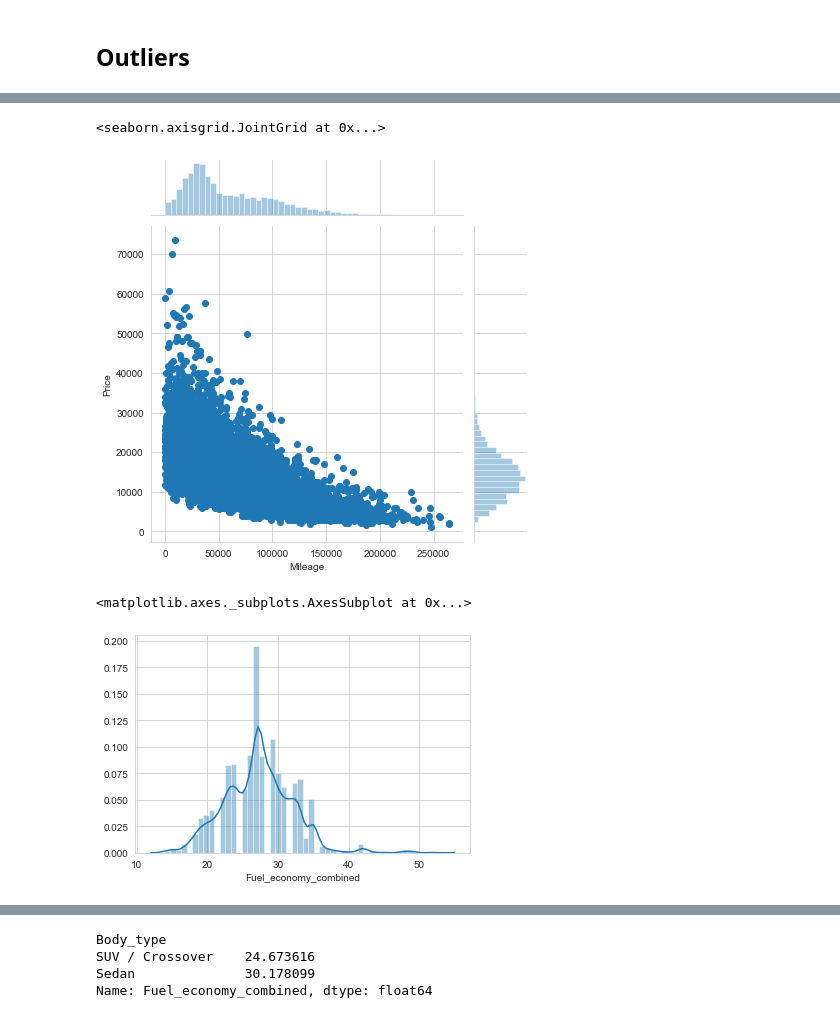
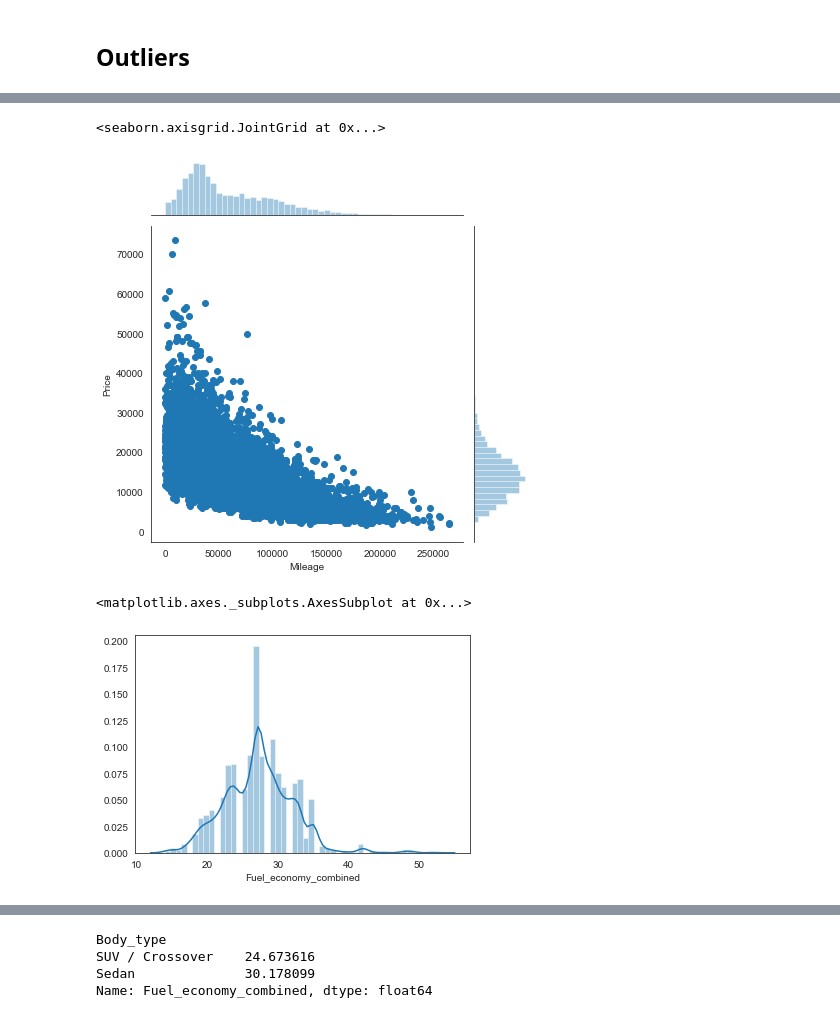
Before and after one commit to amolratnaparkhe/Car-listing-Project, a Jupyter notebook: Car-listing.ipynb, the cells around one changed output, grey strips where cells are left out. Drawn from its saved outputs; the diff is of its cells as text; code cells hidden in the pictures.

```diff
--- a/Car-listing.ipynb
+++ b/Car-listing.ipynb
@@ -490,6 +490,8 @@ Since Jeep sells suvs, it's obvious that the average price of their vehicles are
 Similarly, Volkawagen is at the bottom because it sells only sedans.
 # %% [markdown]
 Each carmaker has a trim level! We need to change it to numeric values so that we can make use of them.
+# %%
+df["Trim_copy"] = df["Trim"].copy()
 # %%
 # Look for various trims across make
 for make in df["Make"].unique():
@@ -577,7 +564,21 @@ len(df["Trim_copy"].value_counts().index[mask_2])
+# %%
+list_111 = df["Trim_copy"].value_counts().index[(mask_1)&(mask_2)&(mask_3)].tolist() # 111
+list_110 = df["Trim_copy"].value_counts().index[(~mask_3)&((mask_1)&(mask_2))].tolist() # 110
+list_101 = df["Trim_copy"].value_counts().index[(~mask_2)&((mask_1)&(mask_3))].tolist() # 101
+list_011 = df["Trim_copy"].value_counts().index[(~mask_1)&((mask_3)&(mask_2))].tolist() # 011
+list_100 = df["Trim_copy"].value_counts().index[(mask_1)&(~((mask_2)|(mask_3)))].tolist() # 100
+list_010 = df["Trim_copy"].value_counts().index[(mask_2)&(~((mask_1)|(mask_3)))].tolist() # 010
+list_001 = df["Trim_copy"].value_counts().index[(mask_3)&(~((mask_2)|(mask_1)))].tolist() # 001
+list_000 = df["Trim_copy"].value_counts().index[~((mask_1)|(mask_2)|(mask_3))].tolist() # 000
 # %%
-df["Trim_copy"].replace(dict.fromkeys(mask_1,1),inplace = True)
-df["Trim_copy"].replace(dict.fromkeys(mask_2,2),inplace = True)
-df["Trim_copy"].replace(dict.fromkeys(mask_3,3),inplace = True)
+df["Trim_copy"].replace(dict.fromkeys(list_100,1),inplace = True)
+df["Trim_copy"].replace(dict.fromkeys(list_010,3),inplace = True)
+df["Trim_copy"].replace(dict.fromkeys(list_001,5),inplace = True)
+df["Trim_copy"].replace(dict.fromkeys(list_110,2),inplace = True)
+df["Trim_copy"].replace(dict.fromkeys(list_101,3),inplace = True)
+df["Trim_copy"].replace(dict.fromkeys(list_011,4),inplace = True)
+df["Trim_copy"].replace(dict.fromkeys(list_111,3),inplace = True)
+df["Trim_copy"].replace(dict.fromkeys(list_000,5),inplace = True)
 # %%
 df["Trim_copy"].value_counts()
 # %% [output]
@@ -692,15 +700,16 @@ df.loc[df["Price"] > 40000]
 | 18944 | 274138271 | 0.0 | SUV / Crossover | 2017.0 | 15.000000 | 5.0 | Great_Price | 31.327790 | ... |
 | 18996 | 269445941 | 0.0 | SUV / Crossover | 2020.0 | 17.000000 | 87.0 | Great_Price | 108.279670 | ... |
 # %%
+sns.set_style("white")
 sns.jointplot(df["Mileage"],df["Price"])
 # %% [output]
 <seaborn.axisgrid.JointGrid at 0x...>
-[figure, old version]
+[figure, new version]
 # %%
 sns.distplot(df["Fuel_economy_combined"])
 # %% [output]
 <matplotlib.axes._subplots.AxesSubplot at 0x...>
-[figure, old version]
+[figure, new version]
 # %%
 sns.jointplot(df["Fuel_economy_combined"],df["Price"])
 # %% [output]
```
Also changed, not shown: parts of 24 cells of this notebook, 1 other file.
